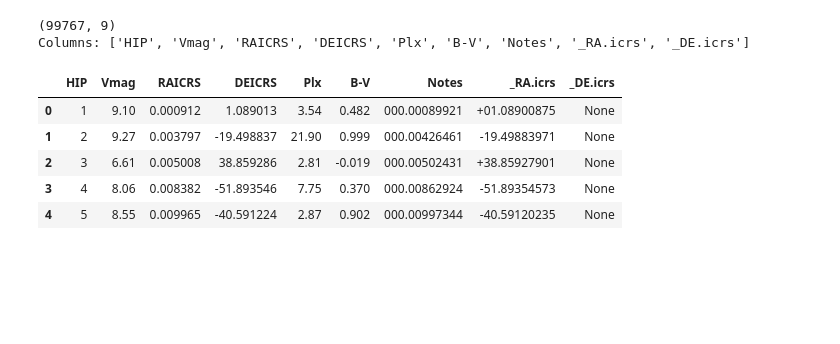
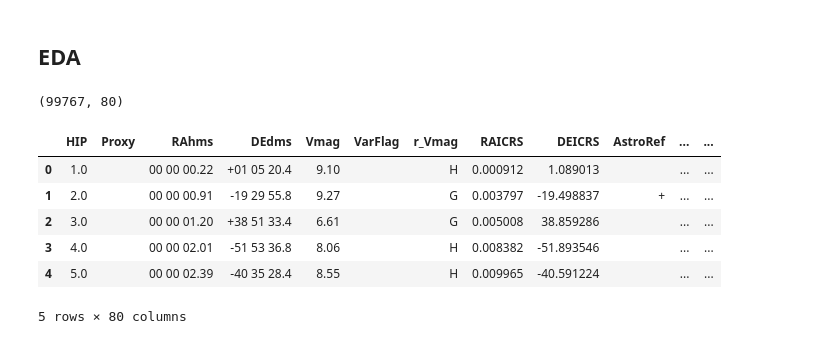
Before and after one commit to dinarazhorabek/astronomy_data_analysis, a Jupyter notebook: Hipparcos_Clustering_Starter.ipynb, the cells around one changed output. Saved outputs shown, nothing was run; the diff lists cells and outputs as text; code cells hidden in the pictures; blank space fills up the shorter version.

```diff
--- a/Hipparcos_Clustering_Starter.ipynb
+++ b/Hipparcos_Clustering_Starter.ipynb
@@ -17,36 +12,24 @@ sns.set_context("notebook")
+# %% [markdown]
+## EDA
 # %%
-DATA_PATH = "data/asu.tsv"
-df = pd.read_csv(DATA_PATH, sep=r"\s+", comment="#", engine="python")
+df = pd.read_csv("data/asu.tsv", sep="\t", comment="#", low_memory=False)
+df = df[~df["HIP"].astype(str).str.contains("mag|-----", regex=True, na=False)].copy()
+num_cols = ["HIP", "Vmag", "RAICRS", "DEICRS", "Plx", "pmRA", "pmDE", "e_Plx", "B-V", "_RA.icrs", "_DE.icrs", "BTmag", "VTmag", "Hpmag"]
+for c in num_cols:
+    if c in df.columns:
+        df[c] = pd.to_numeric(df[c], errors="coerce")
 
-# Drop "unit" and "-----" rows
-mask_units = df.iloc[0].astype(str).str.contains("mag|deg|mas", case=False).any()
-mask_dashes = df.iloc[0].astype(str).str.fullmatch("-+").any()
-if mask_units:
-    df = df.iloc[1:].copy()
-if mask_dashes:
-    df = df.iloc[1:].copy()
-
-# Also drop any dashed rows within the table (just in case)
-df = df[~df.iloc[:, 0].astype(str).str.match("^-+$")].copy()
-
-# Convert known numeric columns safely
-numeric_cols = [c for c in ["HIP", "Vmag", "RAICRS", "DEICRS", "Plx", "B-V"] if c in df.columns]
-for c in numeric_cols:
-    df[c] = pd.to_numeric(df[c], errors="coerce")
-
-# Keep only valid rows
-df = df.dropna(subset=["Vmag", "Plx"]).reset_index(drop=True)
+df = df.dropna(subset=["Plx", "Vmag"]).reset_index(drop=True)
 
 print(df.shape)
-print("Columns:", list(df.columns))
 df.head()
 # %% [output]
-(99767, 9)
-Columns: ['HIP', 'Vmag', 'RAICRS', 'DEICRS', 'Plx', 'B-V', 'Notes', '_RA.icrs', '_DE.icrs']
+(99767, 80)
-|  | HIP | Vmag | RAICRS | DEICRS | Plx | B-V | Notes | _RA.icrs | _DE.icrs |
-| 0 | 1 | 9.10 | 0.000912 | 1.089013 | 3.54 | 0.482 | 000.00089921 | +01.08900875 | None |
-| 1 | 2 | 9.27 | 0.003797 | -19.498837 | 21.90 | 0.999 | 000.00426461 | -19.49883971 | None |
-| 2 | 3 | 6.61 | 0.005008 | 38.859286 | 2.81 | -0.019 | 000.00502431 | +38.85927901 | None |
-| 3 | 4 | 8.06 | 0.008382 | -51.893546 | 7.75 | 0.370 | 000.00862924 | -51.89354573 | None |
-| 4 | 5 | 8.55 | 0.009965 | -40.591224 | 2.87 | 0.902 | 000.00997344 | -40.59120235 | None |
+|  | HIP | Proxy | RAhms | DEdms | Vmag | VarFlag | r_Vmag | RAICRS | DEICRS | AstroRef | ... | ... |
+| 0 | 1.0 |  | 00 00 00.22 | +01 05 20.4 | 9.10 |  | H | 0.000912 | 1.089013 |  | ... | ... |
+| 1 | 2.0 |  | 00 00 00.91 | -19 29 55.8 | 9.27 |  | G | 0.003797 | -19.498837 | + | ... | ... |
+| 2 | 3.0 |  | 00 00 01.20 | +38 51 33.4 | 6.61 |  | G | 0.005008 | 38.859286 |  | ... | ... |
+| 3 | 4.0 |  | 00 00 02.01 | -51 53 36.8 | 8.06 |  | H | 0.008382 | -51.893546 |  | ... | ... |
+| 4 | 5.0 |  | 00 00 02.39 | -40 35 28.4 | 8.55 |  | H | 0.009965 | -40.591224 |  | ... | ... |
+5 rows × 80 columns
 # %%
```
Also changed, not shown: parts of 60 cells of this notebook, 1 other file.
